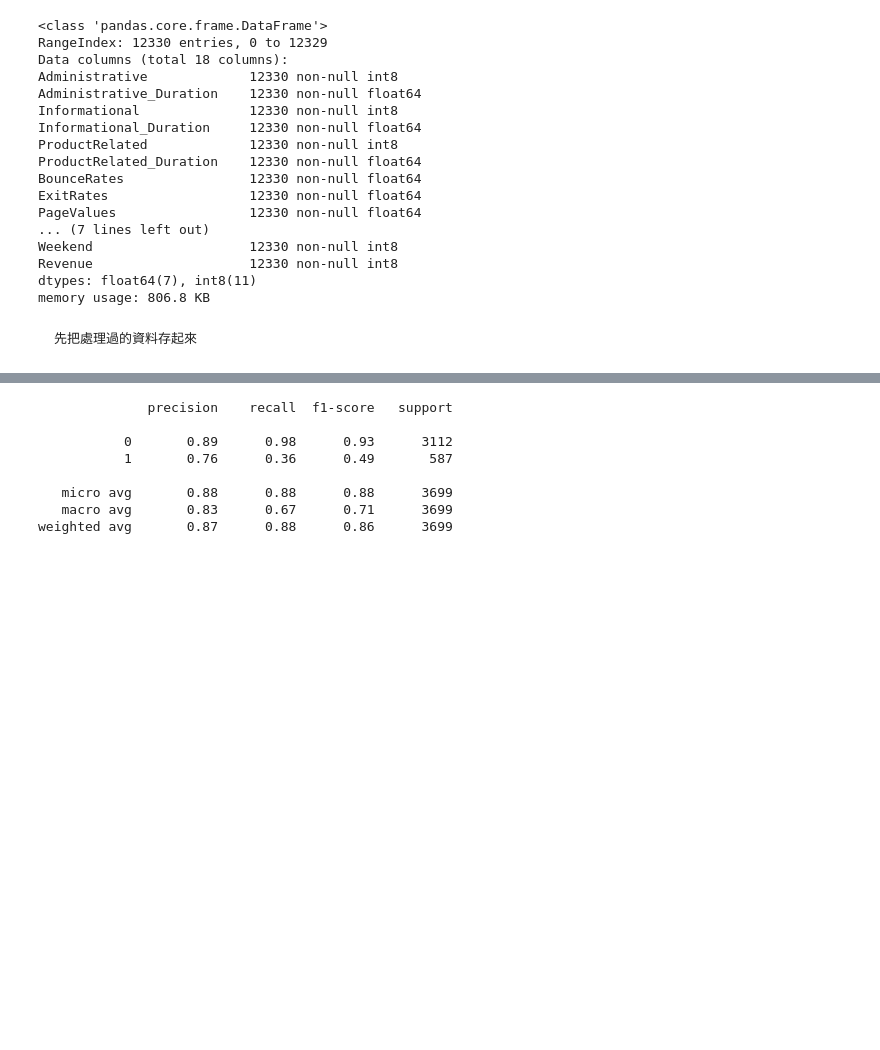
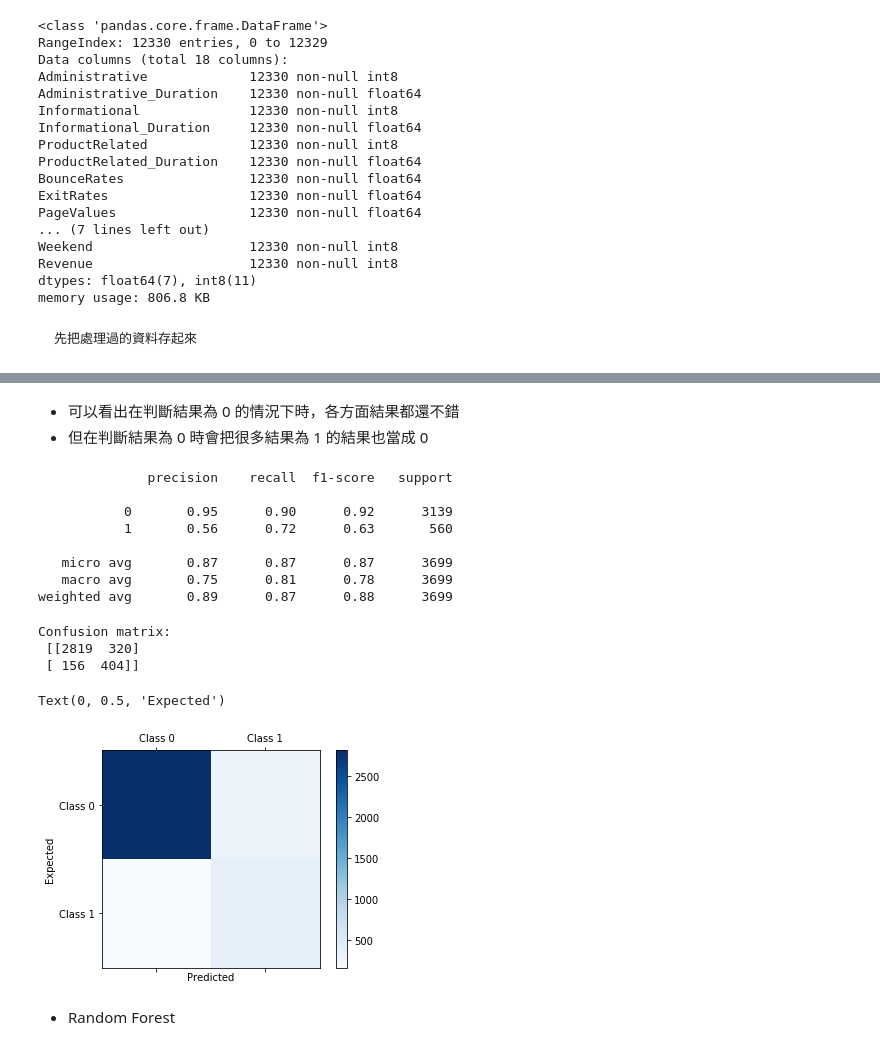
Before and after one commit to ChingChieh/ShoppersPurchasingIntention, a Jupyter notebook: predict purchasing intention.ipynb, the cells around one changed output, grey strips where cells are left out. Drawn from its saved outputs; the diff is of its cells as text; code cells hidden in the pictures; blank space fills up the shorter version.

```diff
--- a/predict purchasing intention.ipynb
+++ b/predict purchasing intention.ipynb
@@ -173,3 +175,5 @@ shop.to_csv('Shop.csv')
+# %%
+df_ = pd.read_csv('Shop.csv',index_col=0)
 # %%
 from sklearn.model_selection import train_test_split
 from sklearn.linear_model import LogisticRegression
@@ -183,14 +187,38 @@ predictions = logmodel.predict(X_test)
 # %%
 from sklearn.metrics import classification_report
 from sklearn import metrics
+# %% [markdown]
+- 可以看出在判斷結果為 0 的情況下時，各方面結果都還不錯
+- 但在判斷結果為 0 時會把很多結果為 1 的結果也當成 0
 # %%
 print(classification_report(y_test,predictions))
 # %% [output]
               precision    recall  f1-score   support
 
-           0       0.89      0.98      0.93      3112
-           1       0.76      0.36      0.49       587
+           0       0.95      0.90      0.92      3139
+           1       0.56      0.72      0.63       560
 
-   micro avg       0.88      0.88      0.88      3699
-   macro avg       0.83      0.67      0.71      3699
-weighted avg       0.87      0.88      0.86      3699
+   micro avg       0.87      0.87      0.87      3699
+   macro avg       0.75      0.81      0.78      3699
+weighted avg       0.89      0.87      0.88      3699
+# %%
+conf_mat = confusion_matrix(y_true=y_test, y_pred=predictions)
+print('Confusion matrix:\n', conf_mat)
+
+labels = ['Class 0', 'Class 1']
+fig = plt.figure()
+ax = fig.add_subplot(111)
+cax = ax.matshow(conf_mat, cmap=plt.cm.Blues)
+fig.colorbar(cax)
+ax.set_xticklabels([''] + labels)
+ax.set_yticklabels([''] + labels)
+plt.xlabel('Predicted')
+plt.ylabel('Expected')
+# %% [output]
+Confusion matrix:
+ [[2819  320]
+ [ 156  404]]
+Text(0, 0.5, 'Expected')
+[figure, added]
+# %% [markdown]
+- Random Forest
```
Also changed, not shown: parts of 62 cells of this notebook.
